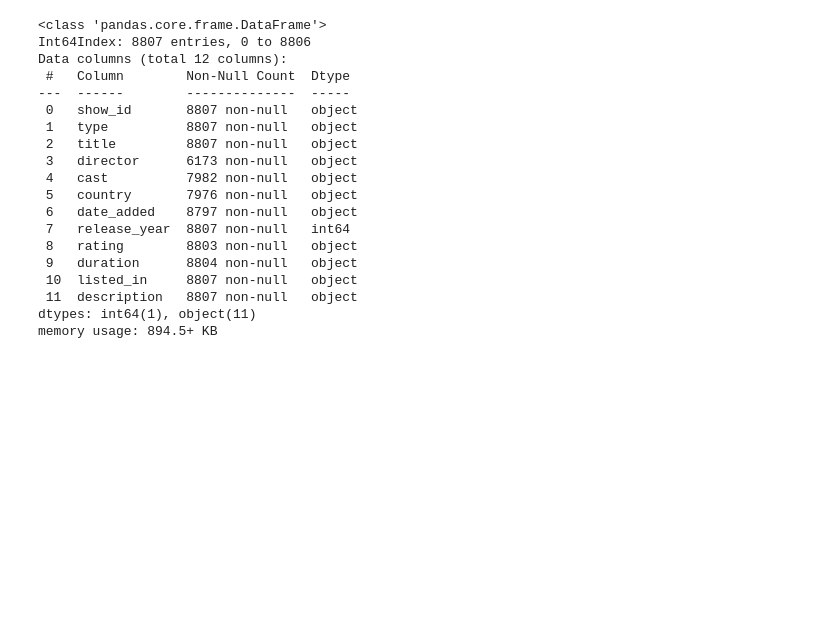
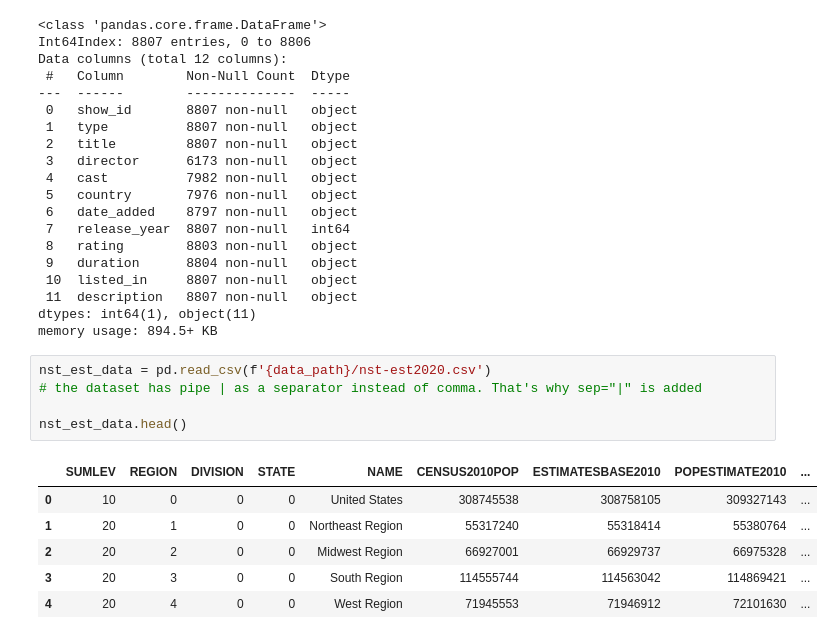
Before and after one commit to Naimul-Islam-Siam/Data-Analysis, a Jupyter notebook: notebooks/1. datasets & dataframes.ipynb, the cells around one changed output. Saved outputs shown, nothing was run; the diff lists cells and outputs as text; blank space fills up the shorter version.

```diff
--- a/notebooks/1. datasets & dataframes.ipynb
+++ b/notebooks/1. datasets & dataframes.ipynb
@@ -69,3 +71,15 @@ Data columns (total 12 columns):
  11  description   8807 non-null   object
 dtypes: int64(1), object(11)
 memory usage: 894.5+ KB
+# %%
+nst_est_data = pd.read_csv(f'{data_path}/nst-est2020.csv')
+# the dataset has pipe | as a separator instead of comma. That's why sep="|" is added
+
+nst_est_data.head()
+# %% [output]
+|  | SUMLEV | REGION | DIVISION | STATE | NAME | CENSUS2010POP | ESTIMATESBASE2010 | POPESTIMATE2010 | ... |
+| 0 | 10 | 0 | 0 | 0 | United States | 308745538 | 308758105 | 309327143 | ... |
+| 1 | 20 | 1 | 0 | 0 | Northeast Region | 55317240 | 55318414 | 55380764 | ... |
+| 2 | 20 | 2 | 0 | 0 | Midwest Region | 66927001 | 66929737 | 66975328 | ... |
+| 3 | 20 | 3 | 0 | 0 | South Region | 114555744 | 114563042 | 114869421 | ... |
+| 4 | 20 | 4 | 0 | 0 | West Region | 71945553 | 71946912 | 72101630 | ... |
```
Also changed, not shown: parts of 3 cells of this notebook.
